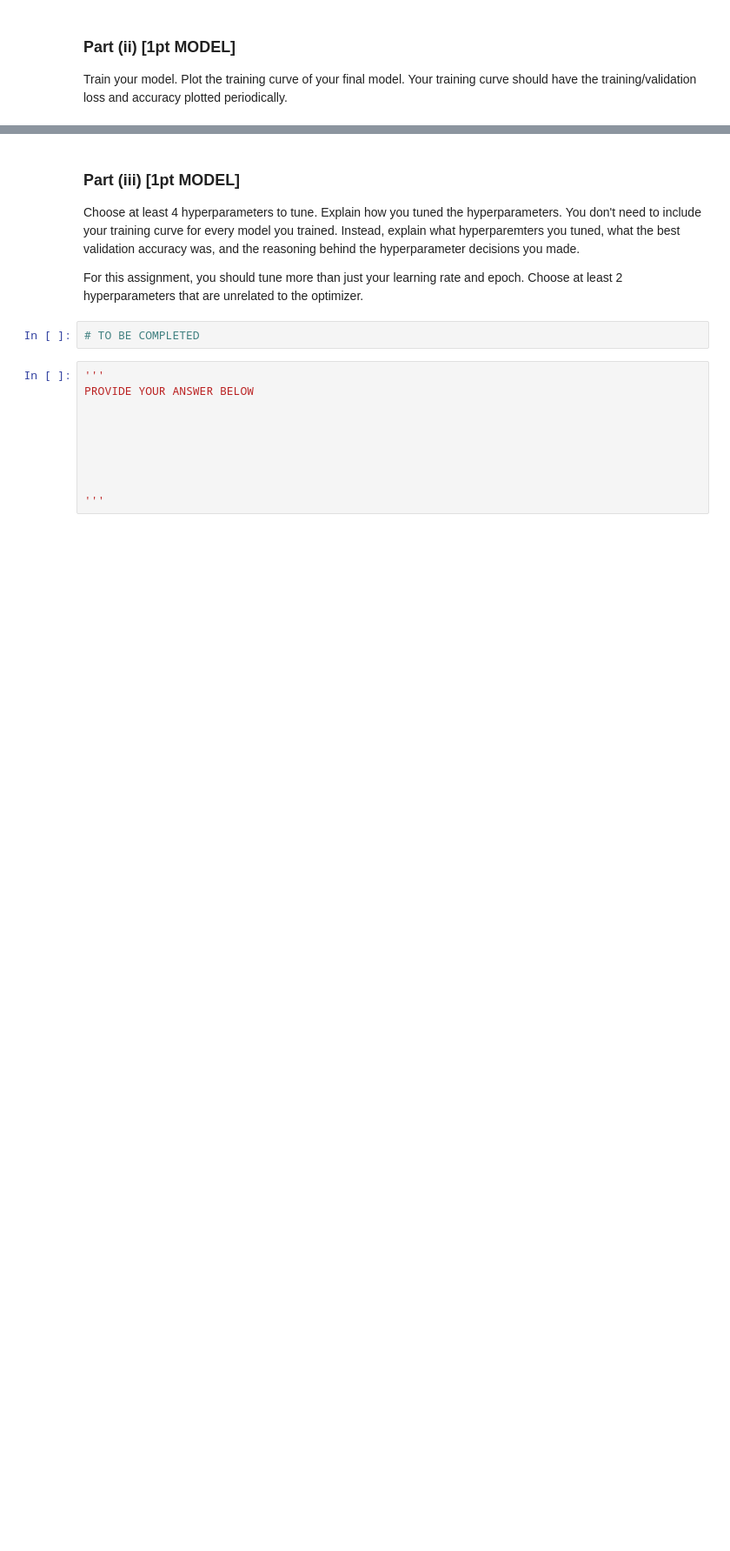
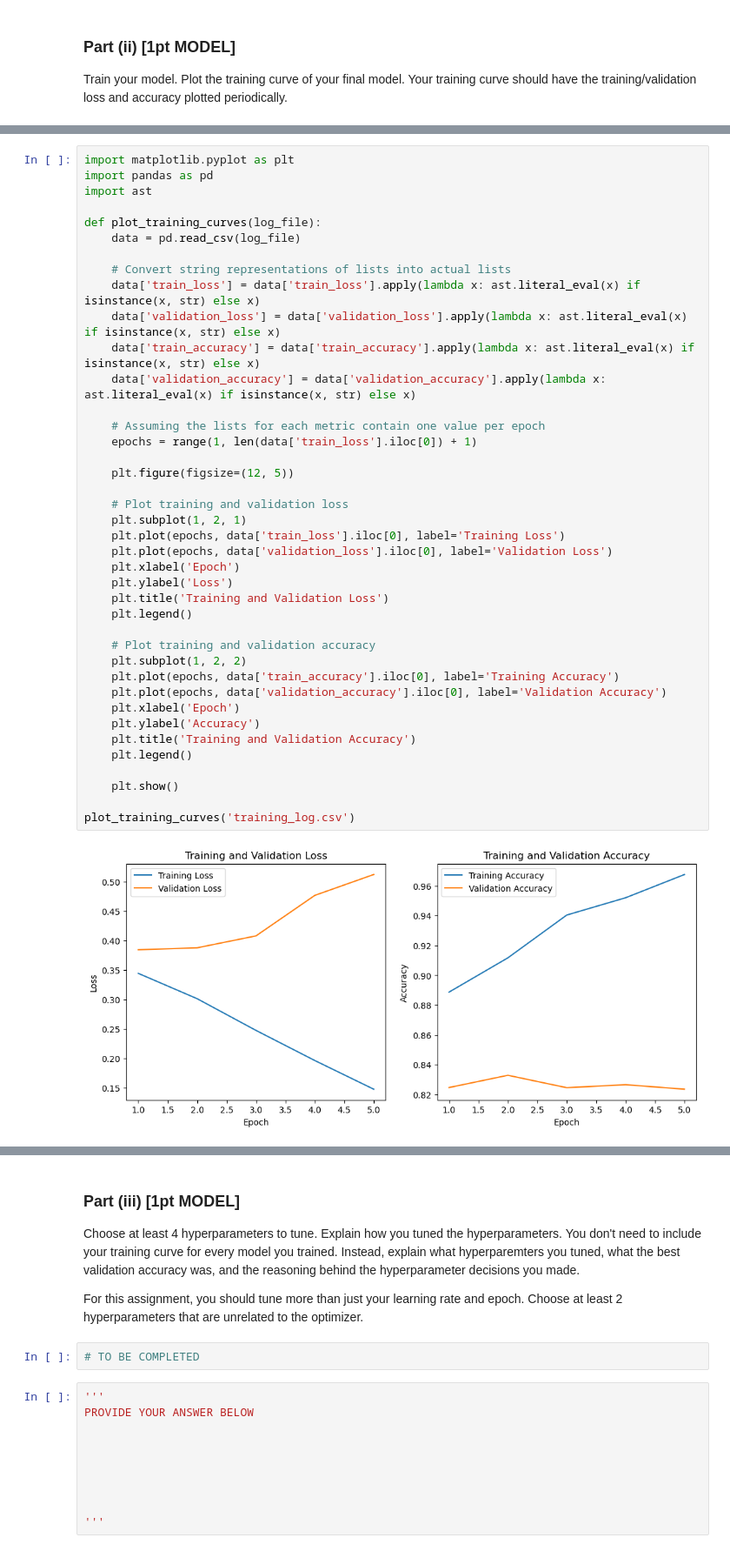
Before and after one commit to armandordorica/MIE1517_A4_RNN_Sentiment_analysis, a Jupyter notebook: A4.ipynb, the cells around one changed output, grey strips where cells are left out. Shown at 87% size. Drawn from its saved outputs; the diff is of its cells as text; blank space fills up the shorter version.

```diff
--- a/A4.ipynb
+++ b/A4.ipynb
@@ -885,0 +1235,42 @@ accuracy plotted periodically.
+# %%
+import matplotlib.pyplot as plt
+import pandas as pd
+import ast
+
+def plot_training_curves(log_file):
+    data = pd.read_csv(log_file)
+
+    # Convert string representations of lists into actual lists
+    data['train_loss'] = data['train_loss'].apply(lambda x: ast.literal_eval(x) if isinstance(x, str) else x)
+    data['validation_loss'] = data['validation_loss'].apply(lambda x: ast.literal_eval(x) if isinstance(x, str) else x)
+    data['train_accuracy'] = data['train_accuracy'].apply(lambda x: ast.literal_eval(x) if isinstance(x, str) else x)
+    data['validation_accuracy'] = data['validation_accuracy'].apply(lambda x: ast.literal_eval(x) if isinstance(x, str) else x)
+
+    # Assuming the lists for each metric contain one value per epoch
+    epochs = range(1, len(data['train_loss'].iloc[0]) + 1)
+
+    plt.figure(figsize=(12, 5))
+
+    # Plot training and validation loss
+    plt.subplot(1, 2, 1)
+    plt.plot(epochs, data['train_loss'].iloc[0], label='Training Loss')
+    plt.plot(epochs, data['validation_loss'].iloc[0], label='Validation Loss')
+    plt.xlabel('Epoch')
+    plt.ylabel('Loss')
+    plt.title('Training and Validation Loss')
+    plt.legend()
+
+    # Plot training and validation accuracy
+    plt.subplot(1, 2, 2)
+    plt.plot(epochs, data['train_accuracy'].iloc[0], label='Training Accuracy')
+    plt.plot(epochs, data['validation_accuracy'].iloc[0], label='Validation Accuracy')
+    plt.xlabel('Epoch')
+    plt.ylabel('Accuracy')
+    plt.title('Training and Validation Accuracy')
+    plt.legend()
+
+    plt.show()
+
+plot_training_curves('training_log.csv')
+# %% [output]
+[figure, added]
```
Also changed, not shown: parts of 15 cells of this notebook.
